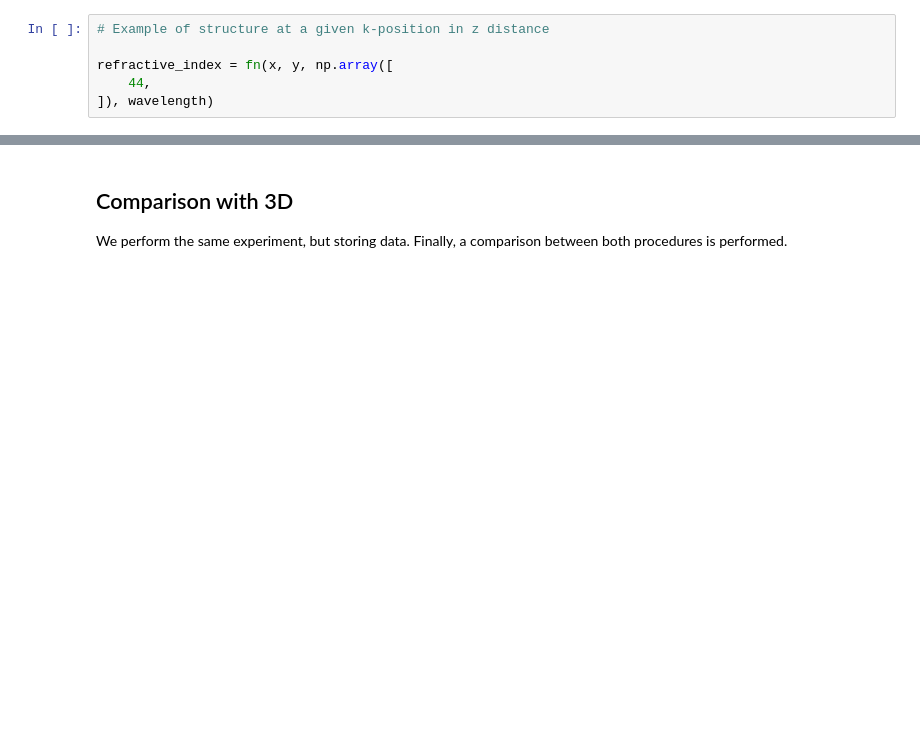
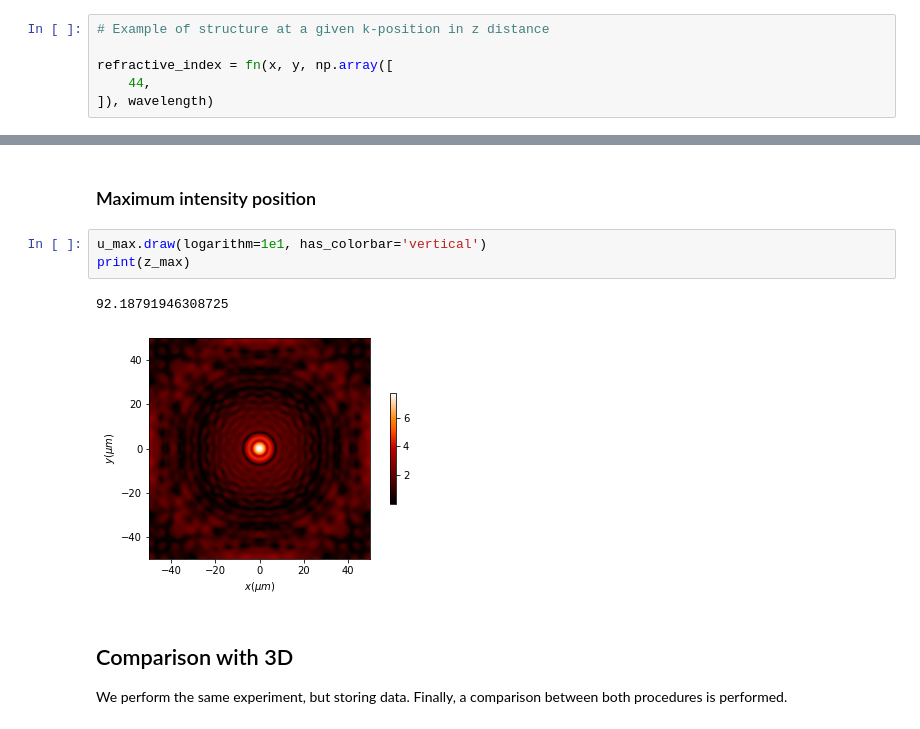
Before and after one commit to aocg-ucm/diffractio, a Jupyter notebook: docs/source/tutorial/scalar_XYZ/wpm_without_storing.ipynb, the cells around one changed output, grey strips where cells are left out. Cells and saved outputs as stored; diff of their text form; blank space fills up the shorter version.

```diff
--- a/docs/source/tutorial/scalar_XYZ/wpm_without_storing.ipynb
+++ b/docs/source/tutorial/scalar_XYZ/wpm_without_storing.ipynb
@@ -79,3 +88,11 @@ Wall time: 906 ms
+# %% [markdown]
+### Maximum intensity position
+# %%
+u_max.draw(logarithm=1e1, has_colorbar='vertical')
+print(z_max)
+# %% [output]
+92.18791946308725
+[figure, added]
 # %% [markdown]
 ## Comparison with 3D
 We perform the same experiment, but storing data. Finally, a comparison between both procedures is performed.
```
Also changed, not shown: parts of 11 cells of this notebook, 31 other files.
